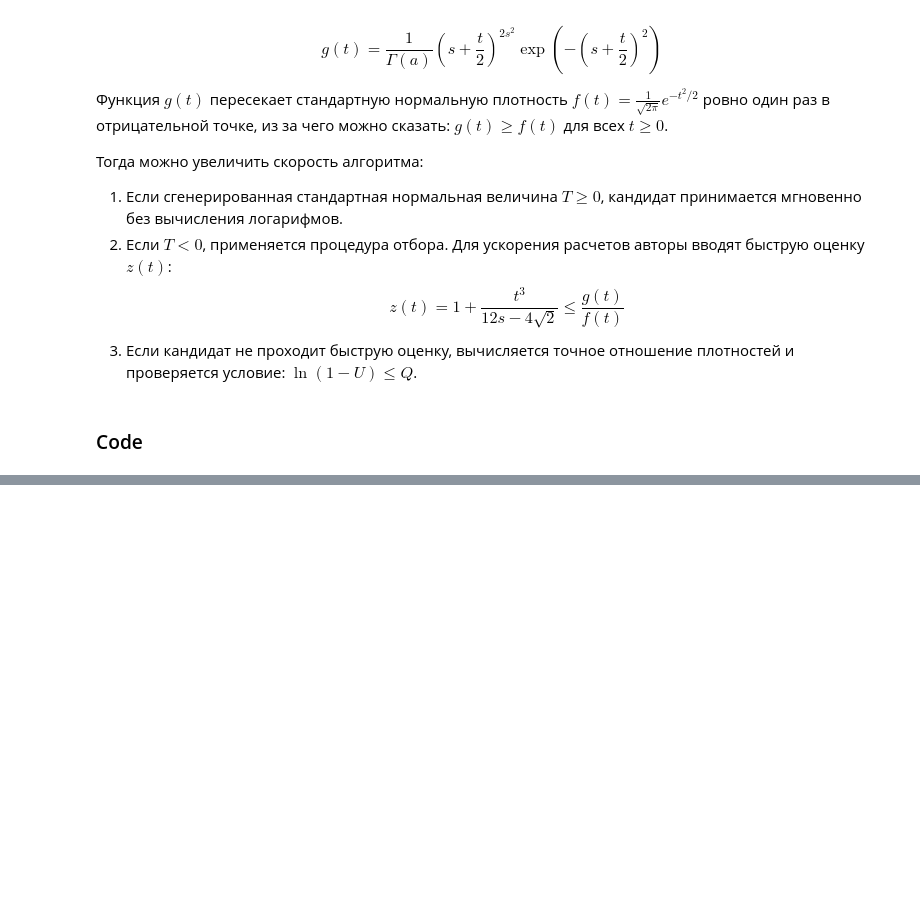
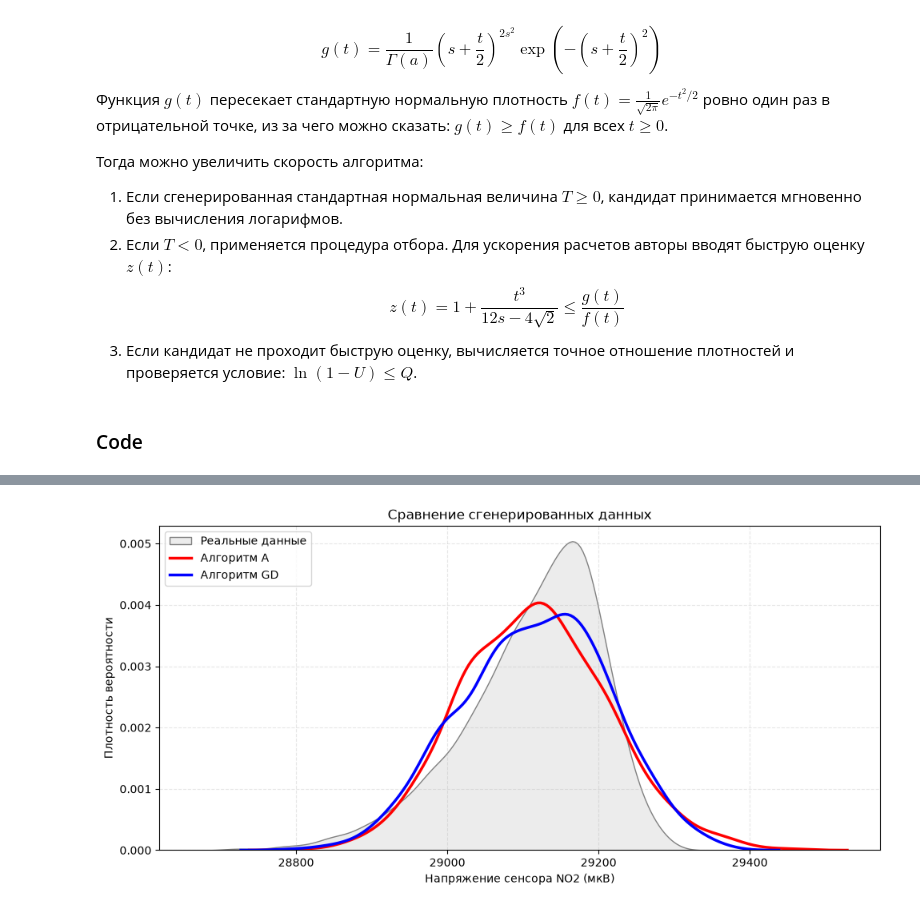
Before and after one commit to EastC0ast/lab01, a Jupyter notebook: lab01.ipynb, the cells around one changed output, grey strips where cells are left out. Saved outputs shown, nothing was run; the diff lists cells and outputs as text; code cells hidden in the pictures; blank space fills up the shorter version.

```diff
--- a/lab01.ipynb
+++ b/lab01.ipynb
@@ -830,10 +830,11 @@ $$g(t) = \frac{1}{\Gamma(a)} \left(s + \frac{t}{2}\right)^{2s^2} \exp\left(-\lef
 # %% [markdown]
 ### Code
 # %%
-%%timeit
 def generate_knuth(n_samples, a_param, loc, scale):
     generated = []
+    attempts = 0
     while len(generated) < n_samples:
+        attempts += 1
         u1 = np.random.rand()
         y = np.tan(np.pi * u1)
 
@@ -849,10 +850,11 @@ def generate_knuth(n_samples, a_param, loc, scale):
             x_final = loc + scale * x_cand
             generated.append(x_final)
 
-    return np.array(generated)[:n_samples]
+    return np.array(generated)[:n_samples], attempts
 
 def generate_gd(n_samples, a, loc, scale):
     generated = []
+    attempts = 0
 
     s2 = a - 0.5
     s = np.sqrt(s2)
@@ -861,6 +863,7 @@ def generate_gd(n_samples, a, loc, scale):
     q0 = 1 / (24 * a) + 1 / (48 * a**2) + 23 / (2880 * a**3)
 
     while len(generated) < n_samples:
+        attempts += 1
         t = np.random.normal()
         x_base = s + t / 2
         x2 = x_base * x_base
@@ -889,4 +892,4 @@ def generate_gd(n_samples, a, loc, scale):
             x_final = loc + scale * (2 * a - x2)
             generated.append(x_final)
 
-    return np.array(generated)[:n_samples]
+    return np.array(generated)[:n_samples], attempts
@@ -892,0 +898,71 @@ def generate_gd(n_samples, a, loc, scale):
+# %%
+N = 1000
+gen_no2_knuth, _ = generate_knuth(N, shape_a, loc_g, scale_g)
+gen_no2_gd, _ = generate_gd(N, shape_a, loc_g, scale_g)
+
+plt.figure(figsize=(10, 5))
+sns.kdeplot(
+    no2,
+    color="gray",
+    label="Реальные данные",
+    fill=True,
+    alpha=0.15
+)
+
+sns.kdeplot(
+    gen_no2_knuth,
+    color="red",
+    linewidth=2.5,
+    linestyle="-",
+    label="Алгоритм А"
+)
+
+sns.kdeplot(
+    gen_no2_gd,
+    color="blue",
+    linewidth=2.5,
+    linestyle="-",
+    label="Алгоритм GD"
+)
+
+plt.title("Сравнение сгенерированных данных")
+plt.xlabel("Напряжение сенсора NO2 (мкВ)")
+plt.ylabel("Плотность вероятности")
+plt.legend(loc="upper left")
+plt.grid(True, alpha=0.3, linestyle="--")
+
+plt.tight_layout()
+plt.show()
+
+df_real_no2 = get_stat(no2, "Реальные данные NO2")
+df_no2_knuth = get_stat(pd.Series(gen_no2_knuth), "Алгоритм А")
+df_no2_gd = get_stat(pd.Series(gen_no2_gd), "Алгоритм GD")
+summary_table_no2 = pd.concat([df_real_no2, df_no2_knuth, df_no2_gd], axis=1)
+display(summary_table_no2)
+
+import timeit
+number_of_runs = 100
+
+time_a = timeit.timeit(lambda: generate_knuth(N, shape_a, loc_g, scale_g), number=number_of_runs)
+time_gd = timeit.timeit(lambda: generate_gd(N, shape_a, loc_g, scale_g), number=number_of_runs)
+
+print(f"Алгоритм А отработал за: {time_a:.6f} сек")
+print(f"Алгоритм GD отработал за: {time_gd:.6f} сек")
+speedup = time_a/time_gd
+print(f"Алгоритм GD в {speedup:.2f} раз быстрее!")
+
+_, attempts_a = generate_knuth(N, shape_a, loc_g, scale_g)
+_, attempts_gd = generate_gd(N, shape_a, loc_g, scale_g)
+
+eff_a = (N / attempts_a) * 100
+eff_gd = (N / attempts_gd) * 100
+
+print(f"\nДля генерации N = {N} чисел:")
+print(f"  - Алгоритм А сделал  {attempts_a} попыток (Эффективность: {eff_a:.2f}%)")
+print(f"  - Алгоритм GD сделал {attempts_gd} попыток (Эффективность: {eff_gd:.2f}%)")
+
+if attempts_a > attempts_gd:
+    diff = attempts_a - attempts_gd
+    print(f"Алгоритм GD выполнил на {diff} циклов меньше")
+# %% [output]
+[figure, added]
```
Also changed, not shown: parts of 2 cells of this notebook.
